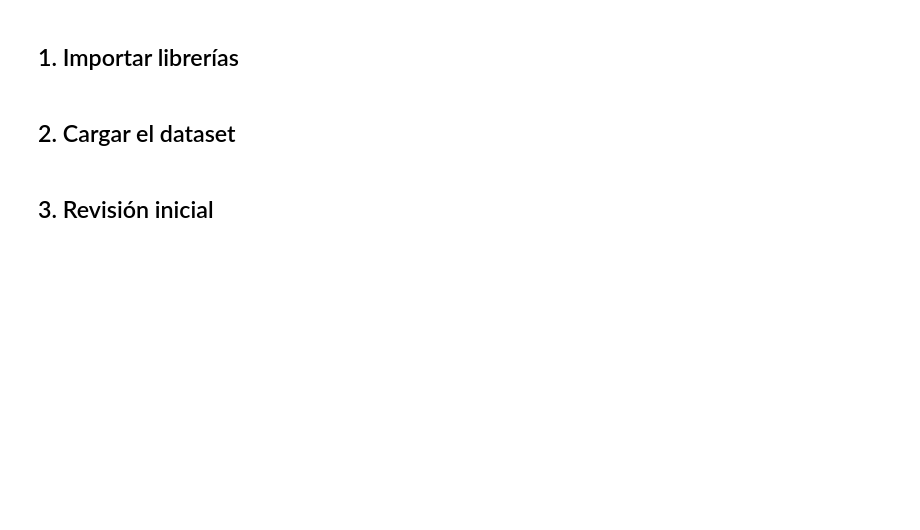
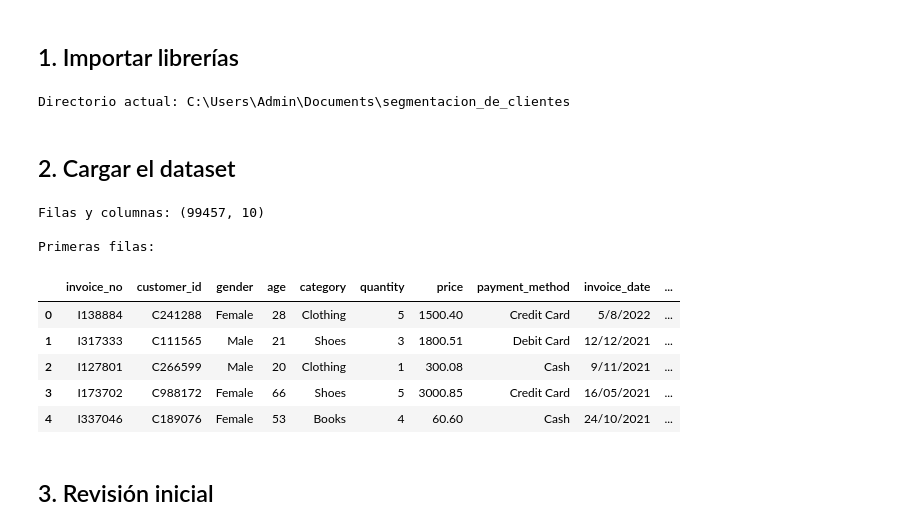
Before and after one commit to danielHtjs/segmentacion_de_clientes, a Jupyter notebook: notebooks/eda/01_EDA.ipynb, the cells around one changed output. Saved outputs shown, nothing was run; the diff lists cells and outputs as text; code cells hidden in the pictures; blank space fills up the shorter version.

Commit message:
Integracion y depuracion de directorio

```diff
--- a/notebooks/eda/01_EDA.ipynb
+++ b/notebooks/eda/01_EDA.ipynb
@@ -12,15 +12,34 @@ import pandas as pd
 import matplotlib.pyplot as plt
 import seaborn as sns
 import warnings
+import os
+
+# Ajusta esta ruta a donde está tu proyecto
+os.chdir(r'C:\Users\Admin\Documents\segmentacion_de_clientes')
+
+# Verificar que quedó bien
+print("Directorio actual:", os.getcwd())
 warnings.filterwarnings('ignore')
+# %% [output]
+Directorio actual: C:\Users\Admin\Documents\segmentacion_de_clientes
 # %% [markdown]
 ## 2. Cargar el dataset
 # %%
-df = pd.read_csv('../data/raw/customer_shopping_data.csv')
+df = pd.read_csv('data/raw/customer_shopping_data.csv')
 
 print("Filas y columnas:", df.shape)
 print("\nPrimeras filas:")
 df.head()
+# %% [output]
+Filas y columnas: (99457, 10)
+
+Primeras filas:
+|  | invoice_no | customer_id | gender | age | category | quantity | price | payment_method | invoice_date | ... |
+| 0 | I138884 | C241288 | Female | 28 | Clothing | 5 | 1500.40 | Credit Card | 5/8/2022 | ... |
+| 1 | I317333 | C111565 | Male | 21 | Shoes | 3 | 1800.51 | Debit Card | 12/12/2021 | ... |
+| 2 | I127801 | C266599 | Male | 20 | Clothing | 1 | 300.08 | Cash | 9/11/2021 | ... |
+| 3 | I173702 | C988172 | Female | 66 | Shoes | 5 | 3000.85 | Credit Card | 16/05/2021 | ... |
+| 4 | I337046 | C189076 | Female | 53 | Books | 4 | 60.60 | Cash | 24/10/2021 | ... |
 # %% [markdown]
 ## 3. Revisión inicial
 # %%
```
Also changed, not shown: parts of 10 cells of this notebook, 8 other files.
